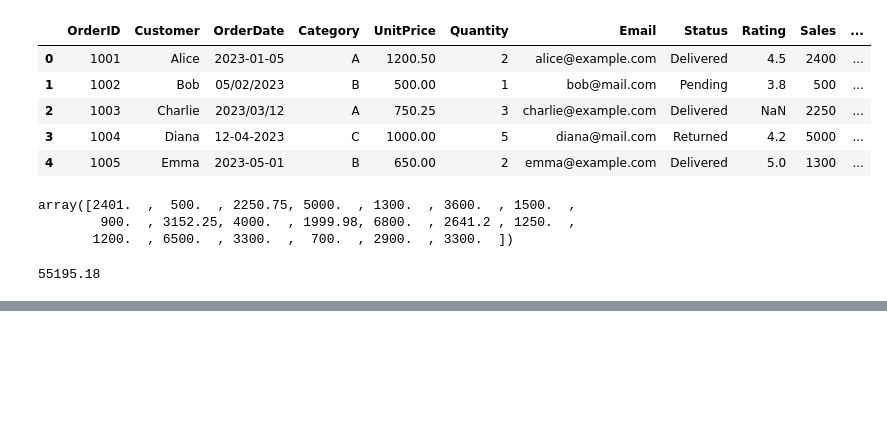
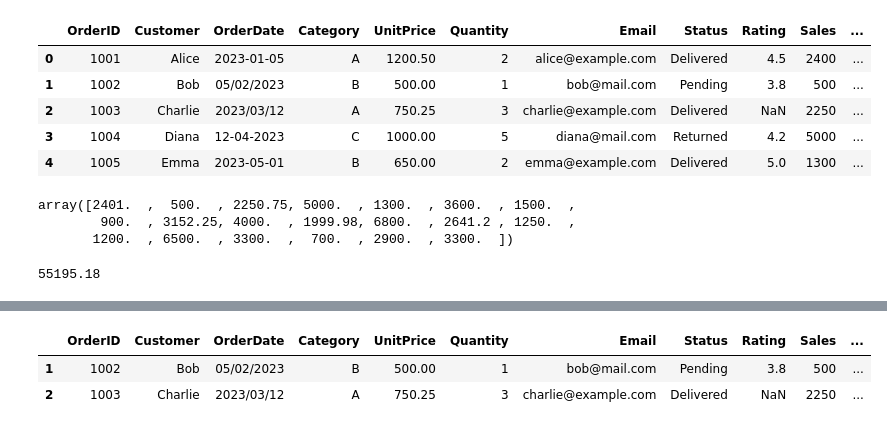
Before and after one commit to log4x/Python-Learning, a Jupyter notebook: Visualuization/using_pandas.ipynb, the cells around one changed output, grey strips where cells are left out. Drawn from its saved outputs; the diff is of its cells as text; code cells hidden in the pictures; blank space fills up the shorter version.

```diff
--- a/Visualuization/using_pandas.ipynb
+++ b/Visualuization/using_pandas.ipynb
@@ -666,0 +762,2 @@ print(np.sum(df['TotalCost'].values))
+# %%
+df['Rating2XError'] = df.apply(lambda r: 2*r['Rating'], axis=1)
@@ -666,0 +773,2 @@ print(np.sum(df['TotalCost'].values))
+# %%
+df['Rating2X'] = df.apply(lambda r: (2*(r['Rating'] if pd.notna(r['Rating']) else 0)), axis=1)
@@ -666,0 +784,2 @@ print(np.sum(df['TotalCost'].values))
+# %%
+df= df.assign(Rating2XUsingAssign = lambda x: 2*x['Rating'])
@@ -666,0 +806,8 @@ print(np.sum(df['TotalCost'].values))
+# %%
+trunc = df.truncate(before=1, after=2)
+# %%
+trunc.head()
+# %% [output]
+|  | OrderID | Customer | OrderDate | Category | UnitPrice | Quantity | Email | Status | Rating | Sales | ... |
+| 1 | 1002 | Bob | 05/02/2023 | B | 500.00 | 1 | bob@mail.com | Pending | 3.8 | 500 | ... |
+| 2 | 1003 | Charlie | 2023/03/12 | A | 750.25 | 3 | charlie@example.com | Delivered | NaN | 2250 | ... |
```
Also changed, not shown: parts of 82 cells of this notebook, 1 other file.
